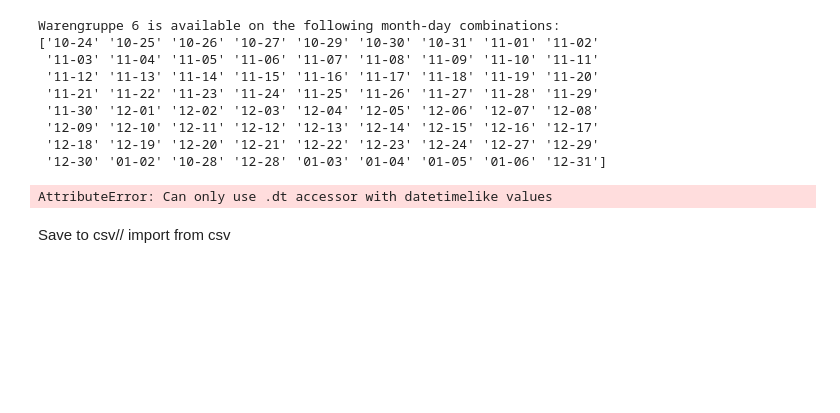
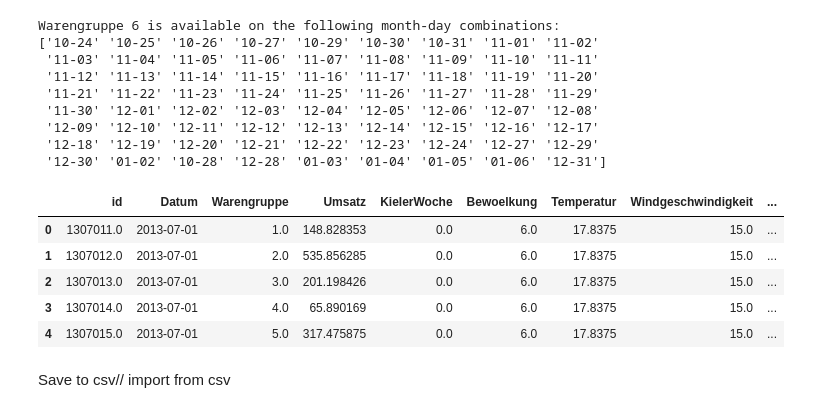
Before and after one commit to giuuusepeda/bakery_prediction, a Jupyter notebook: 0_DataPreparation/Data processing.ipynb, the cells around one changed output. Drawn from its saved outputs; the diff is of its cells as text; code cells hidden in the pictures; blank space fills up the shorter version.

```diff
--- a/0_DataPreparation/Data processing.ipynb
+++ b/0_DataPreparation/Data processing.ipynb
@@ -275,15 +388,52 @@ Warengruppe 6 is available on the following month-day combinations:
  '12-09' '12-10' '12-11' '12-12' '12-13' '12-14' '12-15' '12-16' '12-17'
  '12-18' '12-19' '12-20' '12-21' '12-22' '12-23' '12-24' '12-27' '12-29'
  '12-30' '01-02' '10-28' '12-28' '01-03' '01-04' '01-05' '01-06' '12-31']
-# %%
-#For from 01.08.2018 to 31.07.2019 set id and Warengroup
-mask = (df_inputated['Datum'] >= '2018-08-01') & (df_inputated['Datum'] <= '2019-07-31')
-
-# set warengruppe for every date 1 though 5 and for [10-24' '10-25' '10-26' '10-27' '10-29' '10-30' '10-31' '11-01' '11-02' '11-03' '11-04' '11-05' '11-06' '11-07' '11-08' '11-09' '11-10' '11-11' '11-12' '11-13' '11-14' '11-15' '11-16' '11-17' '11-18' '11-19' '11-20' '11-21' '11-22' '11-23' '11-24' '11-25' '11-26' '11-27' '11-28' '11-29' '11-30' '12-01' '12-02' '12-03' '12-04' '12-05' '12-06' '12-07' '12-08' '12-09' '12-10' '12-11' '12-12' '12-13' '12-14' '12-15' '12-16' '12-17' '12-18' '12-19' '12-20' '12-21' '12-22' '12-23' '12-24' '12-27' '12-29' '12-30' '01-02' '10-28' '12-28' '01-03' '01-04' '01-05' '01-06' '12-31'] also warengruppe 6
-
-
-
-# id format data  as YYMMDD + warengruppe
-df_inputated.loc[mask, 'id'] = df_inputated.loc[mask, 'Datum'].dt.strftime('%y%m%d') + df_inputated.loc[mask, 'Warengruppe'].astype(str)
-# %% [output]
-AttributeError: Can only use .dt accessor with datetimelike values
+# %%
+# máscara fornecida
+mask = (df_inputated['Datum'] >= '2018-08-01') & (df_inputated['Datum'] <= '2019-07-31')
+
+# lista das datas que devem ter 6 grupos
+
+# garante que Datum é datetime
+df_inputated["Datum"] = pd.to_datetime(df_inputated["Datum"])
+
+# separa o bloco que será expandido
+df_to_expand = df_inputated.loc[mask, ["Datum"]].drop_duplicates()
+
+def expand_groups(row):
+    date = row["Datum"]
+    if date in warengruppe6_dates:
+        grupos = range(1, 7)   # 1..6
+    else:
+        grupos = range(1, 6)   # 1..5
+
+    return pd.DataFrame({
+        "Datum": [date] * len(grupos),
+        "Warengruppe": grupos
+    })
+
+# gera linhas expandidas
+expanded_rows = pd.concat(df_to_expand.apply(expand_groups, axis=1).to_list(), ignore_index=True)
+
+# cria ID (YYMMDD + warengruppe)
+expanded_rows["YYMMDD"] = expanded_rows["Datum"].dt.strftime("%y%m%d")
+expanded_rows["id"] = expanded_rows["YYMMDD"] + expanded_rows["Warengruppe"].astype(str)
+expanded_rows.drop(columns=["YYMMDD"], inplace=True)
+
+# remove as linhas originais que estavam dentro da máscara
+df_inputated = df_inputated.loc[~mask]
+
+# adiciona as novas linhas expandidas
+df_inputated = pd.concat([df_inputated, expanded_rows], ignore_index=True)
+
+# reordena se quiser
+df_inputated = df_inputated.sort_values(by=["Datum", "Warengruppe"], ignore_index=True)
+
+df_inputated.head()
+# %% [output]
+|  | id | Datum | Warengruppe | Umsatz | KielerWoche | Bewoelkung | Temperatur | Windgeschwindigkeit | ... |
+| 0 | 1307011.0 | 2013-07-01 | 1.0 | 148.828353 | 0.0 | 6.0 | 17.8375 | 15.0 | ... |
+| 1 | 1307012.0 | 2013-07-01 | 2.0 | 535.856285 | 0.0 | 6.0 | 17.8375 | 15.0 | ... |
+| 2 | 1307013.0 | 2013-07-01 | 3.0 | 201.198426 | 0.0 | 6.0 | 17.8375 | 15.0 | ... |
+| 3 | 1307014.0 | 2013-07-01 | 4.0 | 65.890169 | 0.0 | 6.0 | 17.8375 | 15.0 | ... |
+| 4 | 1307015.0 | 2013-07-01 | 5.0 | 317.475875 | 0.0 | 6.0 | 17.8375 | 15.0 | ... |
```
Also changed, not shown: parts of 5 cells of this notebook, 1 other file.
